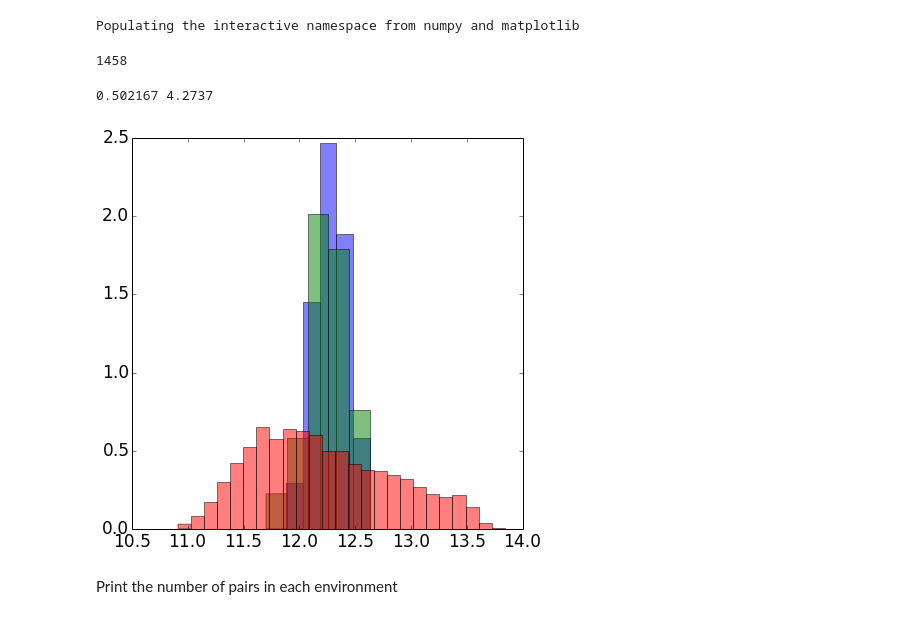
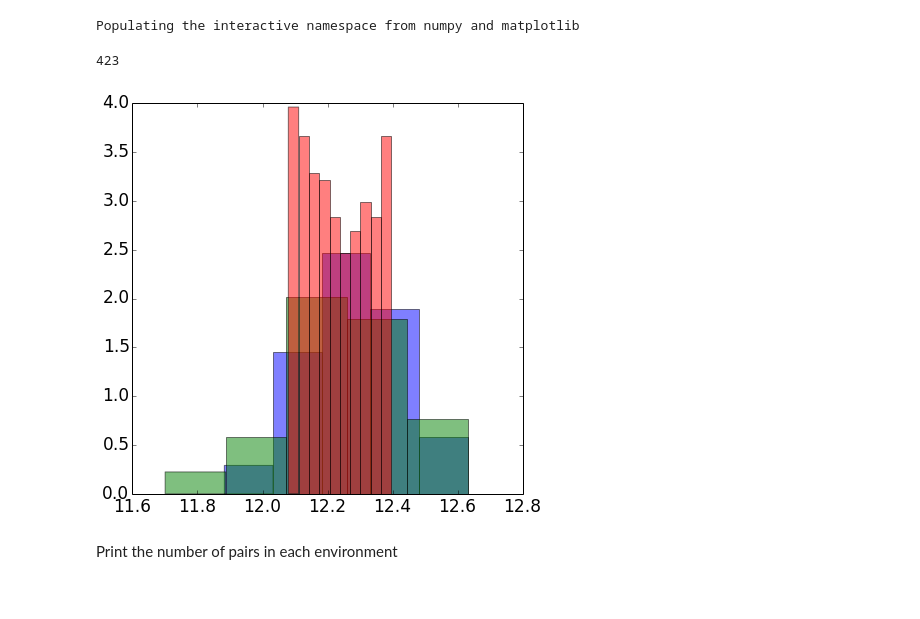
Before and after one commit to forero/LGEnvironment, a Jupyter notebook: code/AnalyzeData.ipynb, the cells around one changed output. Saved outputs shown, nothing was run; the diff lists cells and outputs as text; code cells hidden in the pictures.

```diff
--- a/code/AnalyzeData.ipynb
+++ b/code/AnalyzeData.ipynb
@@ -57,16 +57,24 @@ web_data_ALL = loadtxt("../data/general/Tweb256_lgsample_vrn.dat")
 halo_data_2S = loadtxt("../data/2sigma/data_pairs2s.txt")
 halo_data_3S = loadtxt("../data/3sigma/data_pairs3s.txt")
 halo_data_ALL = loadtxt("../data/general/data_lgsample_vrn.txt")
+# %%
+total_mass_2S = halo_data_2S[:,HALO_MASS_B] + halo_data_2S[:,HALO_MASS_A]
+total_mass_3S = halo_data_3S[:,HALO_MASS_B] + halo_data_3S[:,HALO_MASS_A]
+total_mass_ALL = halo_data_ALL[:,HALO_MASS_B] + halo_data_ALL[:,HALO_MASS_A]
+
+ecc_2S = halo_data_2S[:,HALO_ECC]
+ecc_3S = halo_data_3S[:,HALO_ECC]
+ecc_ALL = halo_data_ALL[:,HALO_ECC]
+# %%
+total_mass_ALL = halo_data_ALL[:,HALO_MASS_B] + halo_data_ALL[:,HALO_MASS_A]
+index = where((total_mass_ALL<2.5E12) & (total_mass_ALL>1.2E12) & (ecc_ALL>0.8) & (ecc_ALL<1.0))
+index = index[0]
+print size(index)
+web_data_ALL = web_data_ALL[index,:]
+halo_data_ALL = halo_data_ALL[index,:]
+# %% [output]
+423
 # %%
 total_mass_2S = halo_data_2S[:,HALO_MASS_B] + halo_data_2S[:,HALO_MASS_A]
 total_mass_3S = halo_data_3S[:,HALO_MASS_B] + halo_data_3S[:,HALO_MASS_A]
 total_mass_ALL = halo_data_ALL[:,HALO_MASS_B] + halo_data_ALL[:,HALO_MASS_A]
-# %%
-total_mass_ALL = halo_data_ALL[:,HALO_MASS_B] + halo_data_ALL[:,HALO_MASS_A]
-index = where((total_mass_ALL<4.2E12) & (total_mass_ALL>1.2E12))
-index = index[0]
-print size(index)
-web_data_ALL = web_data_ALL[index,:]
-halo_data_ALL = halo_data_ALL[index,:]
-# %% [output]
-1458
@@ -77,10 +81,9 @@ total_mass_ALL = halo_data_ALL[:,HALO_MASS_B] + halo_data_ALL[:,HALO_MASS_A]
 # %%
 n = hist(log10(total_mass_2S), bins=5, alpha=0.5, normed=1)
 n= hist(log10(total_mass_3S), bins=5, alpha=0.5, normed=1)
-n = hist(log10(total_mass_ALL), bins=25, alpha=0.5, normed=1)
+n = hist(log10(total_mass_ALL), bins=10, alpha=0.5, normed=1)
 # %% [output]
-0.502167 4.2737
-[figure, old version]
+[figure, new version]
 # %%
 #redefine the normal vector to correspond to the radial direction
 #halo_data_ALL[:,HALO_NORMAL_X] = halo_data_ALL[:,HALO_XA] - halo_data_ALL[:,HALO_XB]
```
Also changed, not shown: parts of 20 cells of this notebook.
